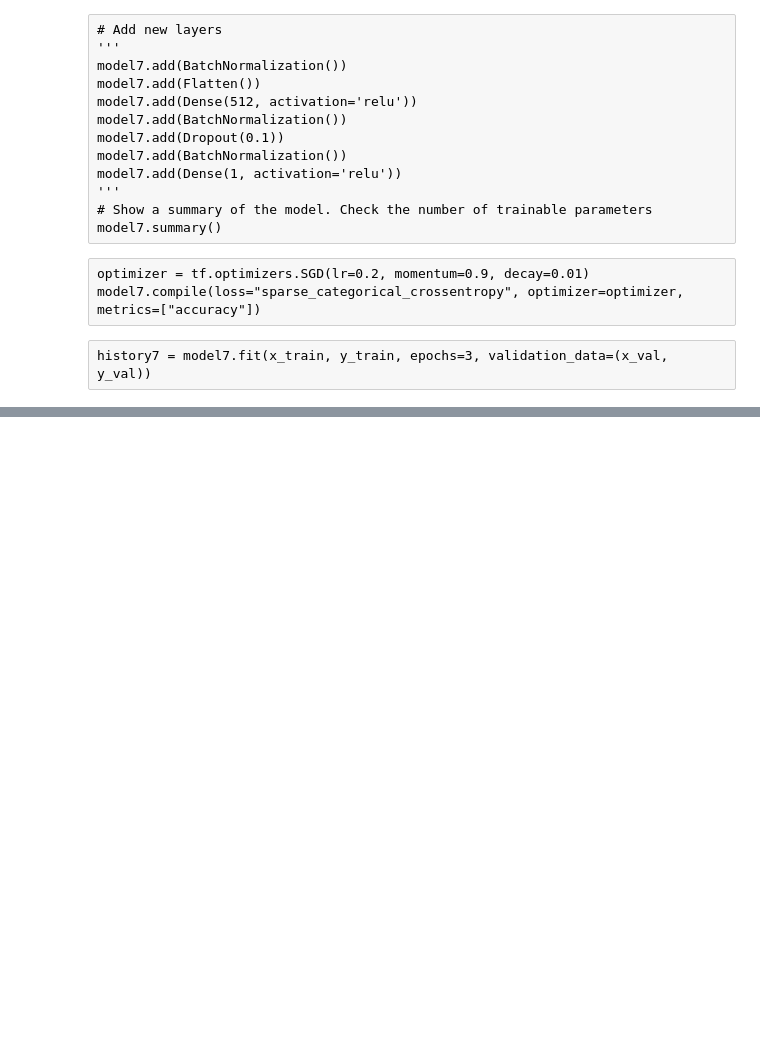
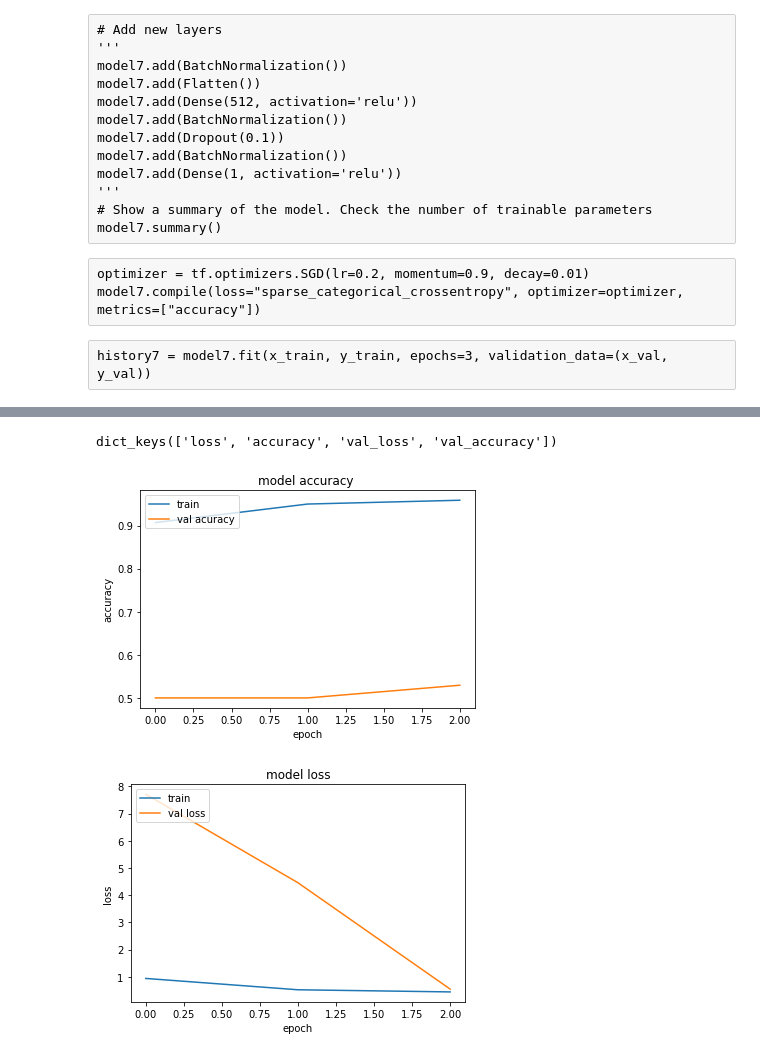
Before and after one commit to AndreaFrancescoMascheroni/ML_exam, a Jupyter notebook: Pneumonia.ipynb, the cells around one changed output, grey strips where cells are left out. Saved outputs shown, nothing was run; the diff lists cells and outputs as text; code cells hidden in the pictures; blank space fills up the shorter version.

```diff
--- a/Pneumonia.ipynb
+++ b/Pneumonia.ipynb
@@ -775,0 +892,2 @@ history7 = model7.fit(x_train, y_train, epochs=3, validation_data=(x_val, y_val)
+# %%
+history8 = model8.fit(x_train, y_train, epochs=20, validation_data=(x_val, y_val))
@@ -775,0 +940,18 @@ history7 = model7.fit(x_train, y_train, epochs=3, validation_data=(x_val, y_val)
+# %%
+# Create the model
+
+model9 = Sequential()
+
+# Add the vgg convolutional base model
+model9.add(model8)
+model9.add(BatchNormalization())
+# Add new layers
+model9.add(Flatten())
+model9.add(Dense(512, activation='relu'))
+model9.add(BatchNormalization())
+model9.add(Dropout(0.1))
+model9.add(BatchNormalization())
+model9.add(Dense(1, activation='relu'))
+# Show a summary of the model. Check the number of trainable parameters
+
+model9.summary()
@@ -775,0 +976,5 @@ history7 = model7.fit(x_train, y_train, epochs=3, validation_data=(x_val, y_val)
+# %%
+# Configure the model for training
+model9.compile(loss='binary_crossentropy', optimizer=optimizers.RMSprop(lr=1e-5), metrics=['accuracy'])
+# %%
+history9 = model9.fit(x_train, y_train, epochs=3, validation_data=(x_val, y_val))
@@ -775,0 +991,24 @@ history7 = model7.fit(x_train, y_train, epochs=3, validation_data=(x_val, y_val)
+# %%
+print(history9.history.keys())
+# summarize history for accuracy
+plt.plot(history9.history['accuracy'])
+plt.plot(history9.history['val_accuracy'])
+#plt.plot(history6.history['loss'])
+#plt.plot(history6.history['val_loss'])
+plt.title('model accuracy ')
+plt.ylabel('accuracy')
+plt.xlabel('epoch')
+plt.legend(['train', 'val acuracy'], loc='upper left')
+plt.show()
+# summarize history for loss
+plt.plot(history9.history['loss'])
+plt.plot(history9.history['val_loss'])
+plt.title('model loss')
+plt.ylabel('loss')
+plt.xlabel('epoch')
+plt.legend(['train', 'val loss'], loc='upper left')
+plt.show()
+# %% [output]
+dict_keys(['loss', 'accuracy', 'val_loss', 'val_accuracy'])
+[figure, added]
+[figure, added]
```
Also changed, not shown: parts of 29 cells of this notebook.
